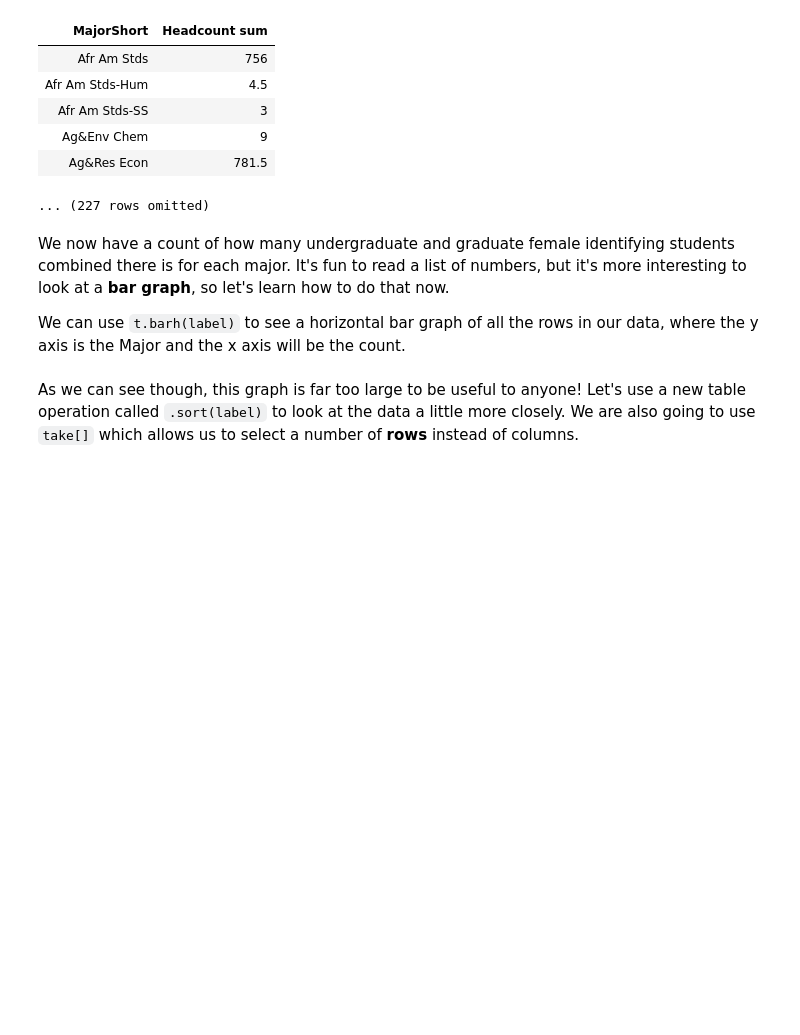
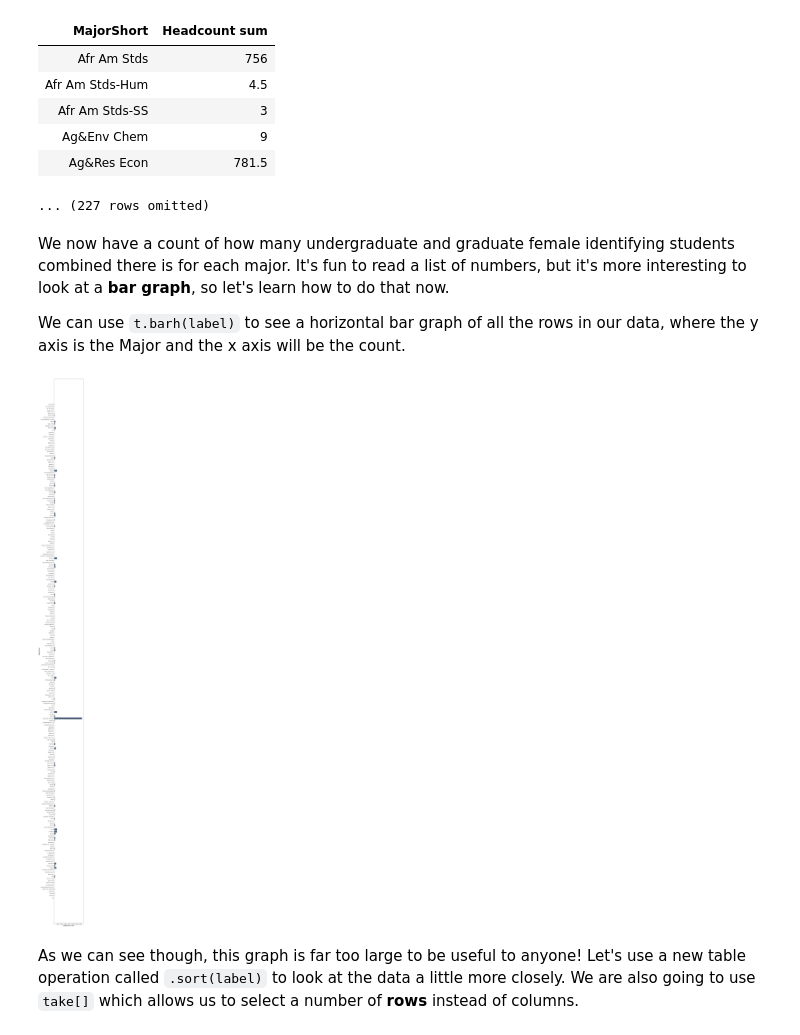
Before and after one commit to catherinelgee/CSK-curriculum, a Jupyter notebook: data_seminar/csk_data_sem.ipynb, the cells around one changed output. Drawn from its saved outputs; the diff is of its cells as text; code cells hidden in the pictures; blank space fills up the shorter version.

```diff
--- a/data_seminar/csk_data_sem.ipynb
+++ b/data_seminar/csk_data_sem.ipynb
@@ -94,3 +122,5 @@ To remove columns you can use `t.drop([labels])` or `t.drop(label)` where you ca
 # make sure to reassign!
 todelete = ["Term Period", "Division", "Department", "Prorated Headcount", "Number of Records",
                               "Entry Status Desc", "Major", "Residency Status Desc", "Residency Fee Cd"]
+student_maj = student_maj.drop(todelete)
+student_maj.show(5)
@@ -126,4 +192,5 @@ Now that we have a grasp on how we can look at and manipulate data, let's figure
 Using the data we "cleaned" above let's look at the female population @ Cal.
 # %%
 #let's look at student majors who are only female
-fem_majors = ...
+fem_majors = student_maj.where('Gender', 'Female').group
+fem_majors.show(5)
@@ -130,7 +205,8 @@ fem_majors = ...
 # %%
 todelete = ['Academic Yr sum', 'Ungrad Grad Cd sum', 'Term/Year sum',
             'College/School sum', 'Gender sum', 'Ethnicity sum', 'STEM Flag sum']
-getcount = ...
+getcount = fem_majors.group('MajorShort', sum).drop(todelete)
+getcount.show(5)
 # %% [output]
 | MajorShort | Headcount sum |
 | Afr Am Stds | 756 |
@@ -145,6 +221,9 @@ We now have a count of how many undergraduate and graduate female identifying st
 We can use `t.barh(label)` to see a horizontal bar graph of all the rows in our data, where the y axis is the Major and the x axis will be the count.
 # %%
 #let's look at the bar graph
+getcount.barh('MajorShort')
+# %% [output]
+[figure, added]
 # %% [markdown]
 As we can see though, this graph is far too large to be useful to anyone! Let's use a new table operation called `.sort(label)` to look at the data a little more closely. We are also going to use `take[]` which allows us to select a number of **rows** instead of columns.
 # %%
```
Also changed, not shown: parts of 21 cells of this notebook, 7 other files.
